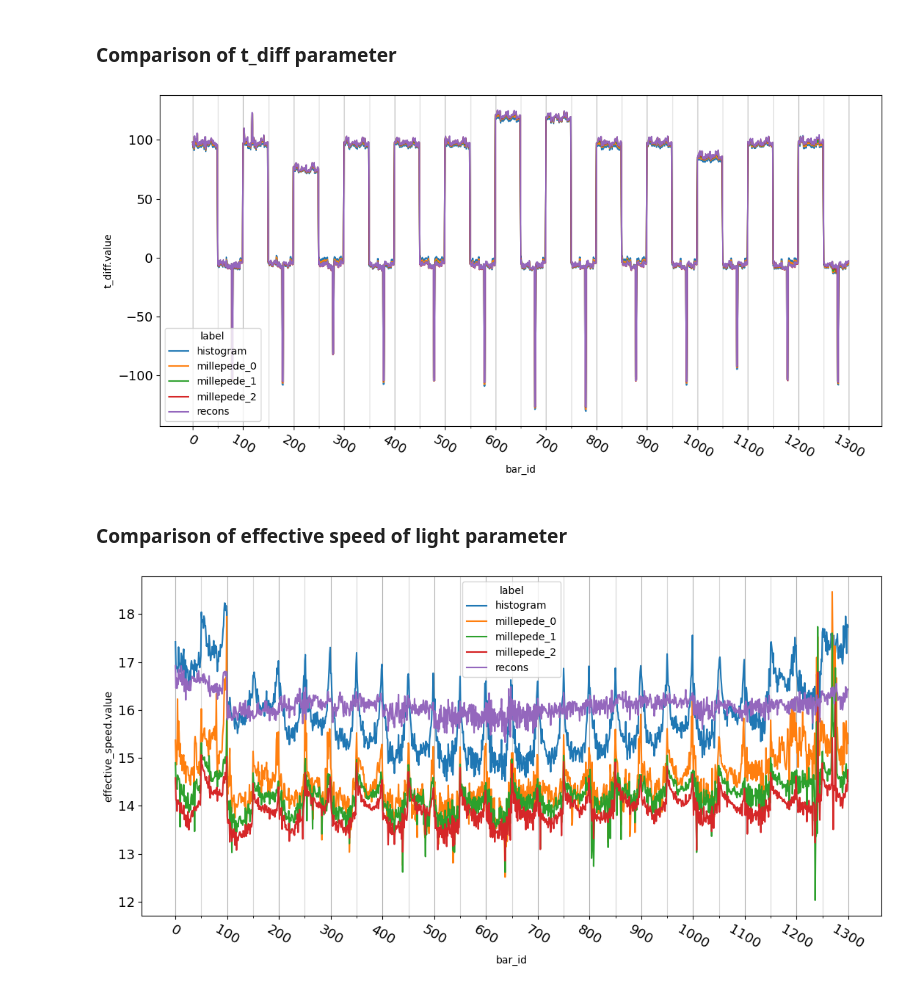
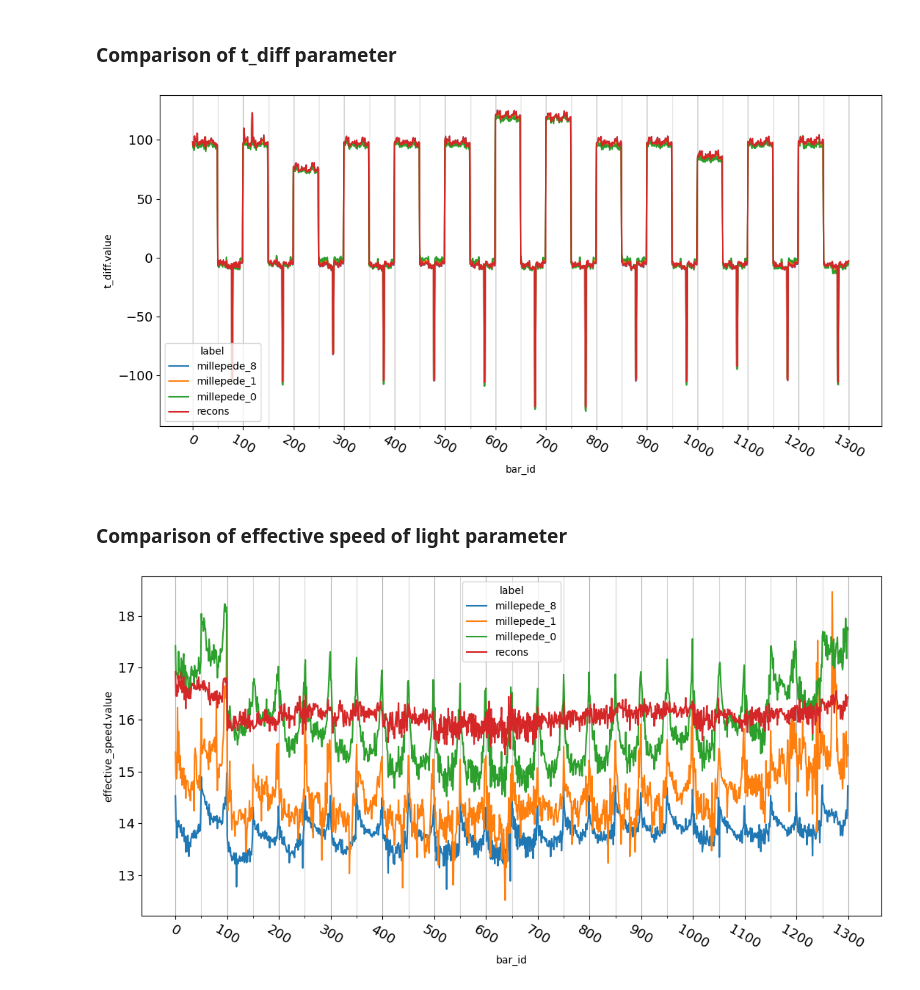
Before and after one commit to YanzhaoW/r3b_jupyter, a Jupyter notebook: meetings/R3B2025York/millepede_check.ipynb, the cells around one changed output. Cells and saved outputs as stored; diff of their text form; code cells hidden in the pictures.

Commit message:
Update millepede_check

```diff
--- a/meetings/R3B2025York/millepede_check.ipynb
+++ b/meetings/R3B2025York/millepede_check.ipynb
@@ -40,17 +36,27 @@ Variables to setup:
 root_path = "/lustre/r3b/ywang/test/s122"
 dir_path = "test_aug18"
 file_maps = {
-    "histogram": "cal2hit.par.root",
-    "millepede_0": "millepede.par.root",
-    "millepede_1": "millepede.1.par.root",
-    "millepede_2": "millepede.2.par.root",
+    "millepede": "millepede.par.root",
     "recons": "recons.par.root",
 }
 # %% [markdown]
 Read the parameter values from files:
 # %%
-file_readers = {
-    label: r3b.neuland.HitParReader(f"{root_path}/{dir_path}/{name}")
-    for label, name in file_maps.items()
-}
-all_pars = {label: reader.read() for label, reader in file_readers.items()}
+all_pars = {}
+
+for label, filename in file_maps.items():
+    read_all = True if label == "millepede" else False
+    dfs = r3b.neuland.HitParReader(
+        filename=f"{root_path}/{dir_path}/{filename}", is_verbose=False
+    ).read(read_all)
+    if len(dfs) > 1:
+        for cycle, df in dfs.items():
+            iter_num = cycle - 1
+            all_pars[f"{label}_{iter_num}"] = df
+            all_pars[f"{label}_{iter_num}"]["iteration"] = iter_num
+            all_pars[f"{label}_{iter_num}"]["label"] = f"{label}_{iter_num}"
+    else:
+        all_pars[f"{label}"] = list(dfs.values())[0]
+        all_pars[f"{label}"]["iteration"] = -1
+        all_pars[f"{label}"]["label"] = f"{label}"
+all_pars = pd.concat(list(all_pars.values()), ignore_index=True)
@@ -62,0 +63,8 @@ Number of modules: 1300
+# %%
+reference_module_num = 25
+ref_t_sync = all_pars[
+    (all_pars["bar_id"] == (reference_module_num - 1)) & (all_pars["label"] == "recons")
+]["t_sync.value"]
+t_syncs = all_pars.loc[all_pars["label"] == "recons", "t_sync.value"]
+t_syncs = t_syncs.sub(ref_t_sync.to_numpy()[0])
+all_pars.loc[all_pars["label"] == "recons", "t_sync.value"] = t_syncs
@@ -63,5 +95,12 @@ Number of modules: 1300
 # %% [markdown]
 ## Parameter comparisons
+# %%
+plot_labels = [
+    "recons",
+    "millepede_0",
+    "millepede_1",
+    f"millepede_{all_pars["iteration"].max()}",
+]
 # %% [markdown]
 ### Comparison of t_sync parameter
 # %%
@@ -73,14 +112,14 @@ plot, axes = compare_par("t_sync.value", all_pars)
 # %% [markdown]
 ### Comparison of t_diff parameter
 # %%
-plot, axes = compare_par("t_diff.value", all_pars)
+plot, axes = compare_par("t_diff.value", all_pars, plot_labels)
 # axes.set(ylim=(-80, 80));
 # %% [output]
-[figure, old version]
+[figure, new version]
 # %% [markdown]
 ### Comparison of effective speed of light parameter
 # %%
-plot, axes = compare_par("effective_speed.value", all_pars)
+plot, axes = compare_par("effective_speed.value", all_pars, plot_labels)
 # axes.set_ylim(10, 25)
 # %% [output]
-[figure, old version]
+[figure, new version]
```
Also changed, not shown: parts of 6 cells of this notebook.
